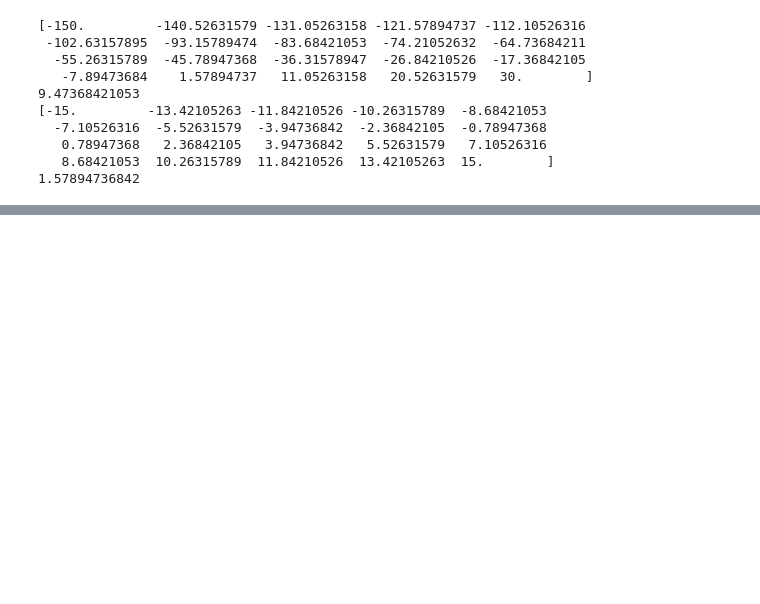
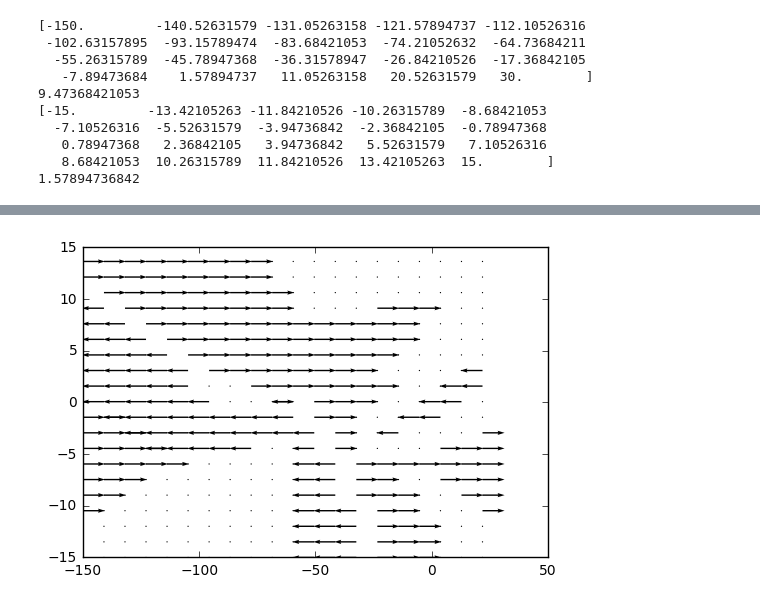
Before and after one commit to DunaiFuentes/unsupNN, a Jupyter notebook: Project2/RL_vidit.ipynb, the cells around one changed output, grey strips where cells are left out. Drawn from its saved outputs; the diff is of its cells as text; code cells hidden in the pictures; blank space fills up the shorter version.

```diff
--- a/Project2/RL_vidit.ipynb
+++ b/Project2/RL_vidit.ipynb
@@ -65,0 +67,13 @@ plb.plot(latencies)
+# %%
+
+k=10
+skip =  (slice(None,None,k),slice(None,None,k))
+x = np.linspace(-150,30,n_neurons*10)
+x_dot  = np.linspace(-15,15,n_neurons*10)
+u,v = np.meshgrid(x,x_dot)
+
+vec = vec_field[0]
+dummy = np.zeros((vec.shape[0],vec.shape[1]))
+Q= plb.quiver(u[skip],v[skip],vec[skip],dummy[skip])
+# %% [output]
+[figure, added]
```
Also changed, not shown: parts of 9 cells of this notebook, 2 other files.
